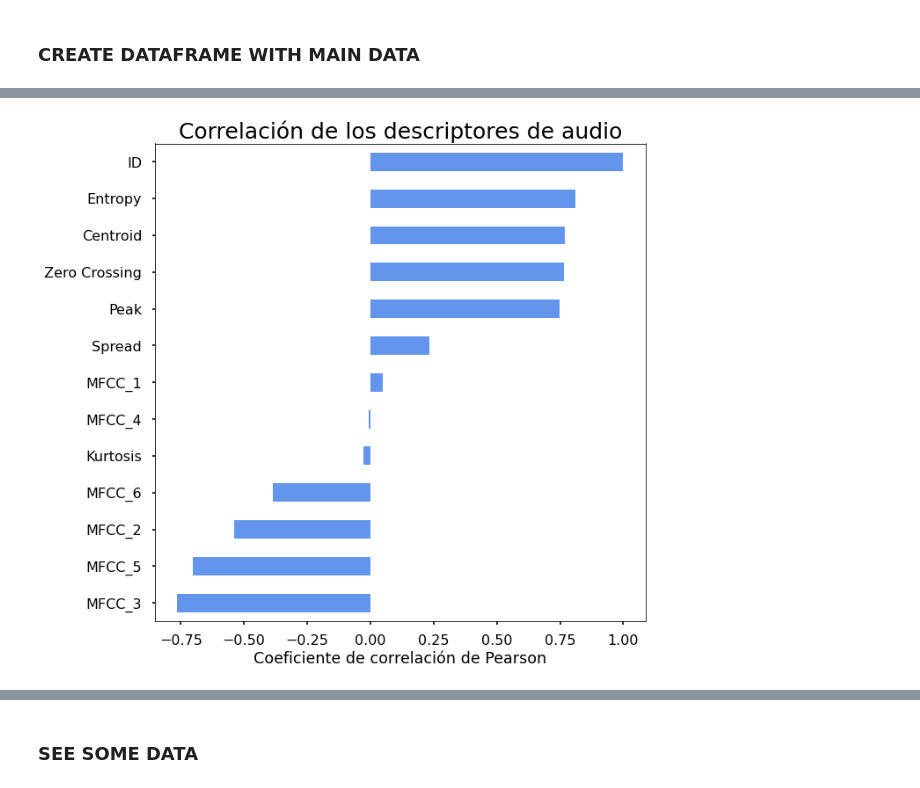
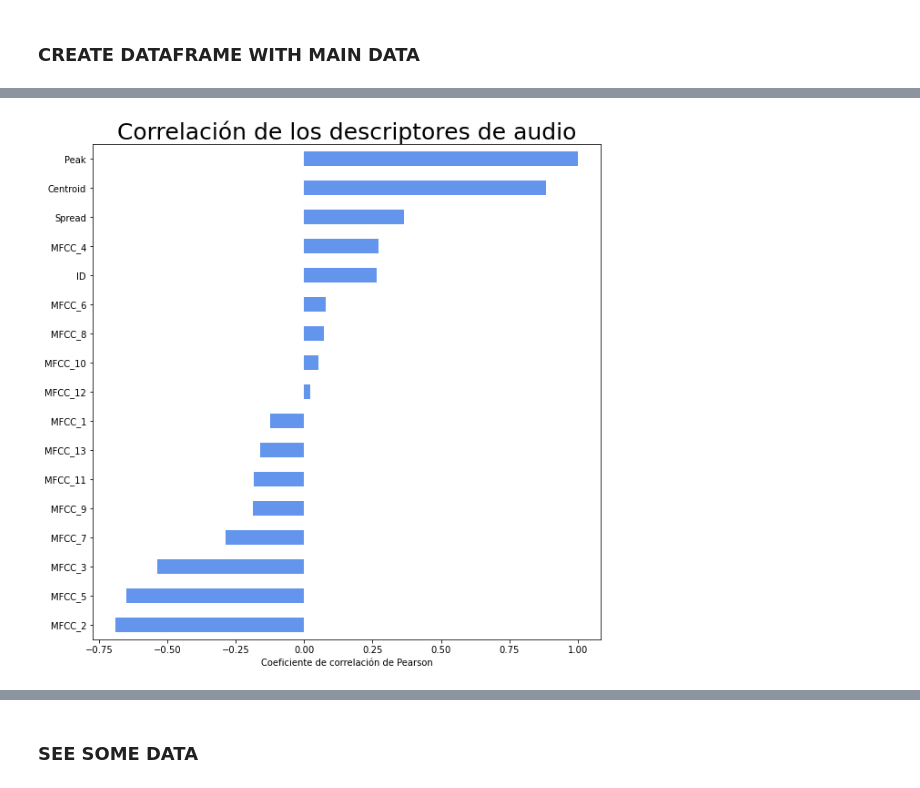
Before and after one commit to jsvaldezv/instruments-classifier, a Jupyter notebook: Drums_Classification.ipynb, the cells around one changed output, grey strips where cells are left out. Saved outputs shown, nothing was run; the diff lists cells and outputs as text; code cells hidden in the pictures.

Commit message:
Add guitars and more descriptors

```diff
--- a/Drums_Classification.ipynb
+++ b/Drums_Classification.ipynb
@@ -428,6 +454,7 @@ HiHat: [11177.689985795456, 5071.0693359375, 10562.0361328125, 7738.250177556818
 kicks_kurtosis = []
 snares_kurtosis = []
 hihats_kurtosis = []
+guitars_kurtosis = []
 
 for kick in kicks:
     kurtosisValue = kurtosis(kick[0], fisher=True)
@@ -441,7 +468,9 @@ for hihat in hihats:
     kurtosisValue = kurtosis(hihat[0], fisher=True)
     hihats_kurtosis.append(kurtosisValue)
 
-print("Kicks:", kicks_kurtosis, "\n")
-print("Snares:", snares_kurtosis, "\n")
-print("Hihats:", hihats_kurtosis)
+for guitar in guitars:
+    kurtosisValue = kurtosis(guitar[0], fisher=True)
+    guitars_kurtosis.append(kurtosisValue)
+
+print("Instrument:", guitars_kurtosis)
 # %% [output]
@@ -480,0 +480,23 @@ Hihats: [0.7742714593258767, 0.649888121363382, 0.7744637250444351, 0.7307808449
+# %%
+kicks_entropy = []
+snares_entropy = []
+hihats_entropy = []
+guitars_entropy = []
+
+for kick in kicks:
+    entropyValue = ant.spectral_entropy(kick[0], kick[1], method='welch', normalize=True)
+    kicks_entropy.append(entropyValue)
+
+for snare in snares:
+    entropyValue = ant.spectral_entropy(snare[0], snare[1], method='welch', normalize=True)
+    snares_entropy.append(entropyValue)
+
+for hihat in hihats:
+    entropyValue = ant.spectral_entropy(hihat[0], hihat[1], method='welch', normalize=True)
+    hihats_entropy.append(entropyValue)
+
+for guitar in guitars:
+    entropyValue = ant.spectral_entropy(guitar[0], guitar[1], method='welch', normalize=True)
+    guitars_entropy.append(entropyValue)
+
+print("Instrument:", guitars_entropy)
@@ -484,8 +508,9 @@ Hihats: [0.7742714593258767, 0.649888121363382, 0.7744637250444351, 0.7307808449
 kicks_mfcc = []
 snares_mfcc = []
 hihats_mfcc = []
+guitars_mfcc = []
 
-mfcc_bands = 6
+mfcc_bands = 13
 
 for kick in kicks:
     mfccValue = librosa.feature.mfcc(kick[0], sr=kick[1], n_mfcc=mfcc_bands)
@@ -498,3 +523,7 @@ for snare in snares:
 for hihat in hihats:
     mfccValue = librosa.feature.mfcc(hihat[0], sr=hihat[1], n_mfcc=mfcc_bands)
     hihats_mfcc.append(mfccValue)
+
+for guitar in guitars:
+    mfccValue = librosa.feature.mfcc(guitar[0], sr=guitar[1], n_mfcc=mfcc_bands)
+    guitars_mfcc.append(mfccValue)
@@ -562,9 +743,9 @@ datos
 # %%
-datos.corrwith(datos.ID).sort_values().plot.barh(figsize=(10,10), color='cornflowerblue')
+datos.corrwith(datos.Peak).sort_values().plot.barh(figsize=(10,10), color='cornflowerblue')
 plt.xlabel('Coeficiente de correlación de Pearson')
 plt.title('Correlación de los descriptores de audio', fontsize = 25);
 # %% [output]
-[figure, old version]
+[figure, new version]
 # %%
 plt.figure(figsize=(18,10))
 corr_df = datos.corr()
```
Also changed, not shown: parts of 44 cells of this notebook, 50 other files.
